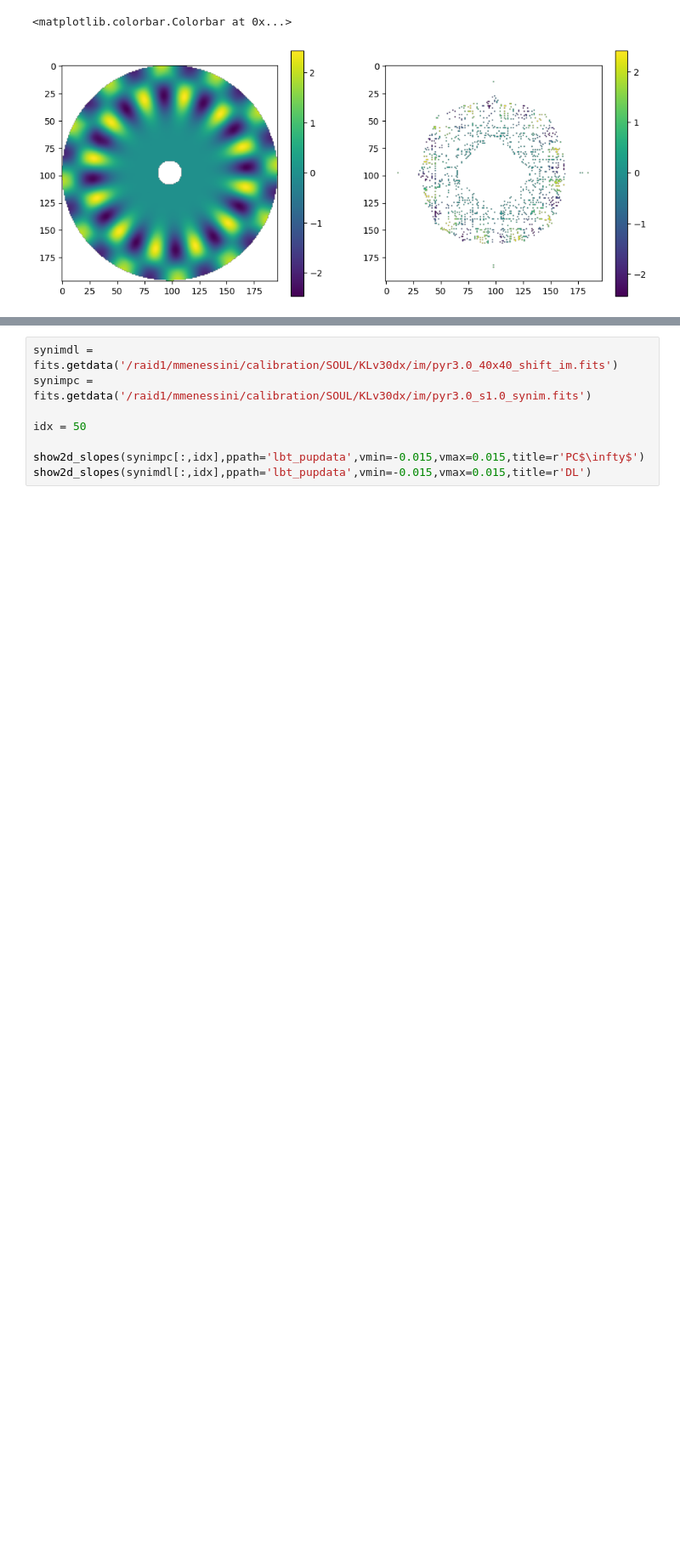
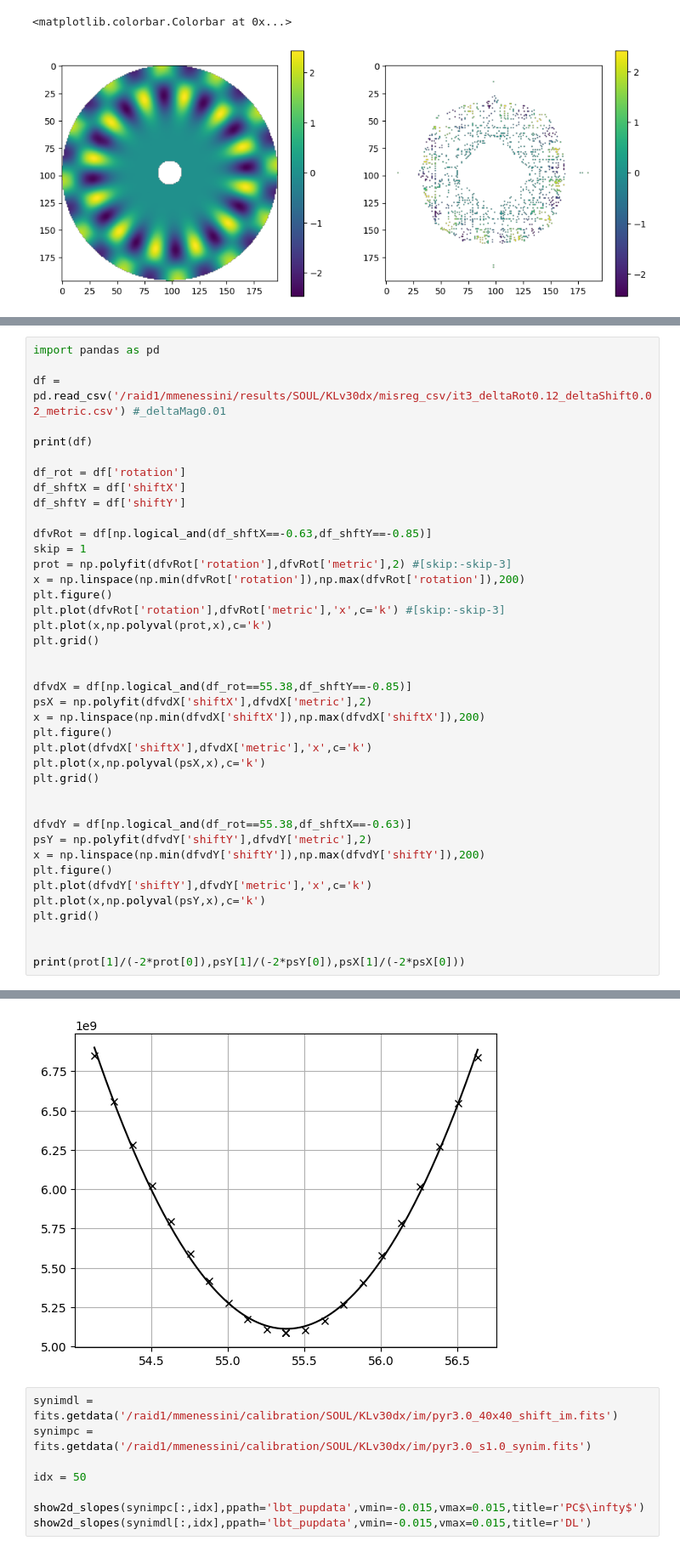
Before and after one commit to Menessao/SPECULA, a Jupyter notebook: config/ErrorBudget/LBTplots.ipynb, the cells around one changed output, grey strips where cells are left out. Shown at 85% size. Drawn from its saved outputs; the diff is of its cells as text; blank space fills up the shorter version.

```diff
--- a/config/ErrorBudget/LBTplots.ipynb
+++ b/config/ErrorBudget/LBTplots.ipynb
@@ -174,0 +212,41 @@ plt.colorbar()
+# %%
+import pandas as pd
+
+df = pd.read_csv('/raid1/mmenessini/results/SOUL/KLv30dx/misreg_csv/it3_deltaRot0.12_deltaShift0.02_metric.csv') #_deltaMag0.01
+
+print(df)
+
+df_rot = df['rotation']
+df_shftX = df['shiftX']
+df_shftY = df['shiftY']
+
+dfvRot = df[np.logical_and(df_shftX==-0.63,df_shftY==-0.85)]
+skip = 1
+prot = np.polyfit(dfvRot['rotation'],dfvRot['metric'],2) #[skip:-skip-3]
+x = np.linspace(np.min(dfvRot['rotation']),np.max(dfvRot['rotation']),200)
+plt.figure()
+plt.plot(dfvRot['rotation'],dfvRot['metric'],'x',c='k') #[skip:-skip-3]
+plt.plot(x,np.polyval(prot,x),c='k')
+plt.grid()
+
+
+dfvdX = df[np.logical_and(df_rot==55.38,df_shftY==-0.85)]
+psX = np.polyfit(dfvdX['shiftX'],dfvdX['metric'],2)
+x = np.linspace(np.min(dfvdX['shiftX']),np.max(dfvdX['shiftX']),200)
+plt.figure()
+plt.plot(dfvdX['shiftX'],dfvdX['metric'],'x',c='k')
+plt.plot(x,np.polyval(psX,x),c='k')
+plt.grid()
+
+
+dfvdY = df[np.logical_and(df_rot==55.38,df_shftX==-0.63)]
+psY = np.polyfit(dfvdY['shiftY'],dfvdY['metric'],2)
+x = np.linspace(np.min(dfvdY['shiftY']),np.max(dfvdY['shiftY']),200)
+plt.figure()
+plt.plot(dfvdY['shiftY'],dfvdY['metric'],'x',c='k')
+plt.plot(x,np.polyval(psY,x),c='k')
+plt.grid()
+
+
+print(prot[1]/(-2*prot[0]),psY[1]/(-2*psY[0]),psX[1]/(-2*psX[0]))
+# %% [output]
@@ -175,3 +268,4 @@ plt.colorbar()
+[figure, added]
 # %%
 synimdl = fits.getdata('/raid1/mmenessini/calibration/SOUL/KLv30dx/im/pyr3.0_40x40_shift_im.fits')
 synimpc = fits.getdata('/raid1/mmenessini/calibration/SOUL/KLv30dx/im/pyr3.0_s1.0_synim.fits')
```
Also changed, not shown: parts of 6 cells of this notebook, 11 other files.
